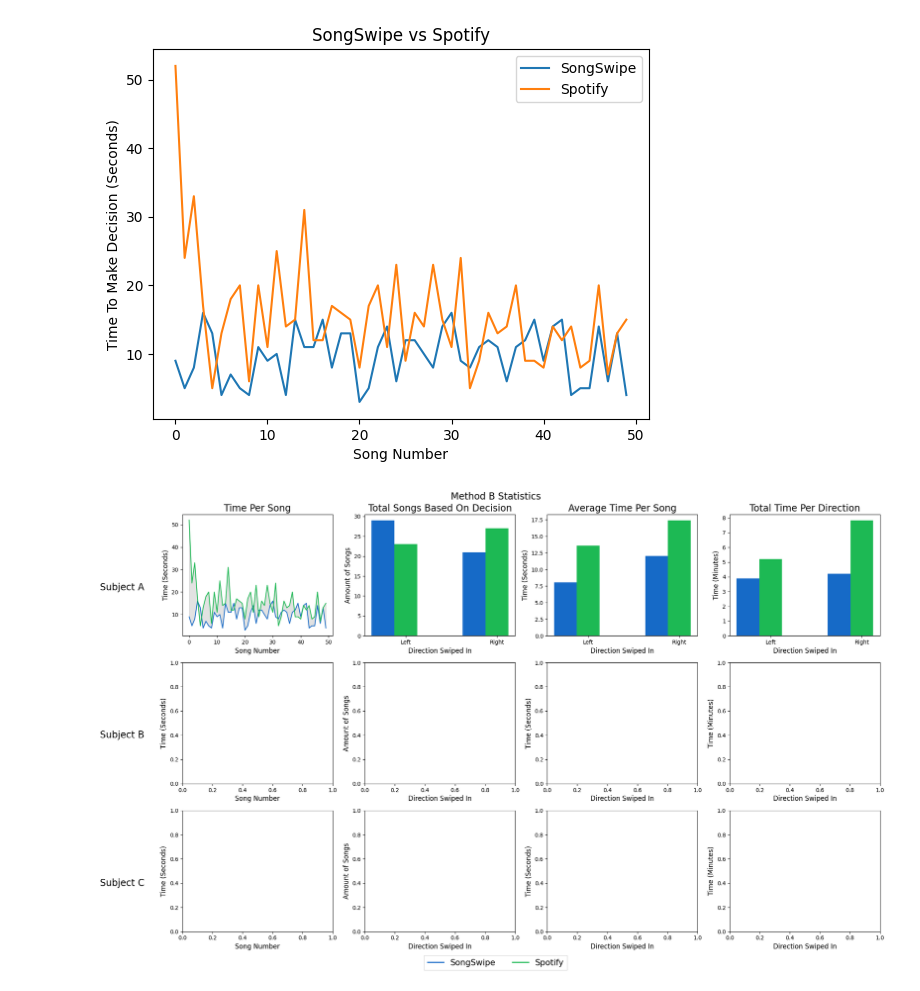
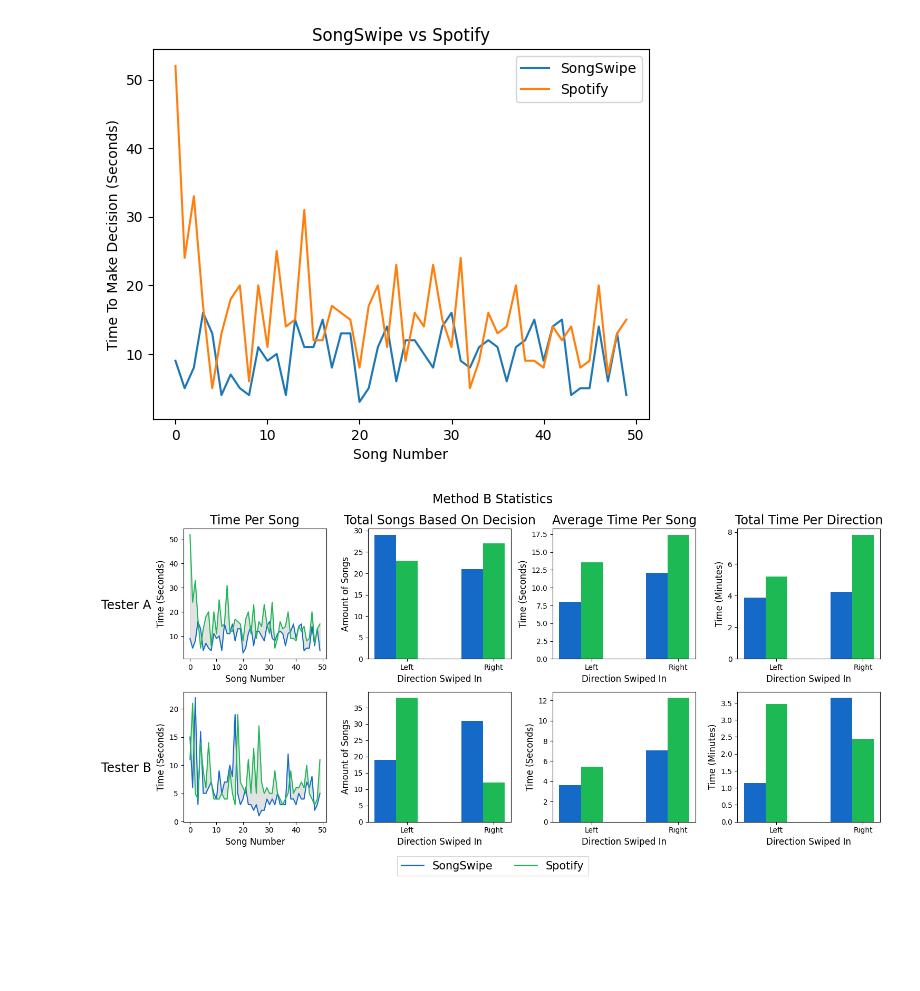
Before and after one commit to ListenToAJ/SongSwipe, a Jupyter notebook: analytics.ipynb, the cells around one changed output. Saved outputs shown, nothing was run; the diff lists cells and outputs as text; code cells hidden in the pictures; blank space fills up the shorter version.

```diff
--- a/analytics.ipynb
+++ b/analytics.ipynb
@@ -2,8 +2,8 @@
 # Load in data
 import pandas as pd
 
-ss_df = pd.read_csv('<INSERT_FILE_PATH_HERE>')
-sp_df = pd.read_csv('<INSERT_FILE_PATH_HERE>')
+ss_df = pd.read_csv('data/subject_b_songswipe.csv')
+sp_df = pd.read_csv('data/subject_b_spotify.csv')
 # %%
 # Print Statistics
 SECS_PER_MIN = 60
@@ -79,13 +79,15 @@ plt.legend()
 # Multiple plot for overall statistics for method B
 from matplotlib import pyplot as plt
 from matplotlib.lines import Line2D
+import pandas as pd
 import numpy as np
 
 # Open Data files & set constants
 dfs = [
     (pd.read_csv('data/subject_a_songswipe.csv'), pd.read_csv('data/subject_a_spotify.csv')),
+    (pd.read_csv('data/subject_b_songswipe.csv'), pd.read_csv('data/subject_b_spotify.csv'))
 ]
-PARTICIPANT_COUNT = 3
+PARTICIPANT_COUNT = 2
 TITLE_FONT_SIZE = 20
 HEADER_FONT_SIZE = 17
 LABEL_FONT_SIZE = 12
@@ -94,7 +96,7 @@ BAR_WIDTH = 0.25
 SONGSWIPE_HEXCODE = "#166ac7"
 SPOTIFY_HEXCODE = "#1db954"
 
-fig, axs = plt.subplots(PARTICIPANT_COUNT, 4, figsize=(20, 12))
+fig, axs = plt.subplots(PARTICIPANT_COUNT, 4, figsize=(15, 7))
 
 # Set titles and headers
 fig.suptitle('Method B Statistics', fontsize=HEADER_FONT_SIZE)
@@ -105,7 +107,7 @@ axs[0][3].set_title('Total Time Per Direction', fontsize=HEADER_FONT_SIZE)
 
 # Annotations for subject
 for i in range(PARTICIPANT_COUNT):
-    axs[i][0].annotate(f"Subject {chr(65 + i)}", xy=(-0.4, 0.35), xytext=(0, 6),
+    axs[i][0].annotate(f"Tester {chr(65 + i)}", xy=(-0.4, 0.35), xytext=(0, 6),
                         xycoords='axes fraction', textcoords='offset points',
                         ha='center', va='baseline', fontsize=HEADER_FONT_SIZE)
 
@@ -163,31 +165,32 @@ for df in dfs:
     axs[i][0].fill_between(np.arange(len(df[0]['time(Sec)'])), df[0]['time(Sec)'], df[1]['time(Sec)'], alpha=0.2, color="#6f7070")
 
     # Plot decision bars
     br1 = np.arange(len(SS_AMOUNT_STATS))
     br2 = [x + BAR_WIDTH for x in br1]
 
     axs[i][1].bar(br1, SS_AMOUNT_STATS, width=BAR_WIDTH, color=SONGSWIPE_HEXCODE)
     axs[i][1].bar(br2, SP_AMOUNT_STATS, width=BAR_WIDTH, color=SPOTIFY_HEXCODE)
     axs[i][1].set_xticks([r + BAR_WIDTH for r in range(len(SS_AMOUNT_STATS))], ['Left', 'Right'])
 
     # Plot total and average bars
     br1 = np.arange(len(SS_AVERAGE_STATS))
     br2 = [x + BAR_WIDTH for x in br1]
 
     axs[i][2].bar(br1, SS_AVERAGE_STATS, width=BAR_WIDTH, color=SONGSWIPE_HEXCODE)
     axs[i][2].bar(br2, SP_AVERAGE_STATS, width=BAR_WIDTH, color=SPOTIFY_HEXCODE)
     axs[i][2].set_xticks([r + BAR_WIDTH for r in range(len(SS_AVERAGE_STATS))], ['Left', 'Right'])
 
     axs[i][3].bar(br1, SS_TOTAL_STATS, width=BAR_WIDTH, color=SONGSWIPE_HEXCODE)
     axs[i][3].bar(br2, SP_TOTAL_STATS, width=BAR_WIDTH, color=SPOTIFY_HEXCODE)
     axs[i][3].set_xticks([r + BAR_WIDTH for r in range(len(SS_TOTAL_STATS))], ['Left', 'Right'])
 
 
     i += 1
 
 lines = [Line2D([0], [0], color=SONGSWIPE_HEXCODE, lw=2), Line2D([0], [0], color=SPOTIFY_HEXCODE, lw=2)]
 fig.legend(handles=lines, labels=['SongSwipe', 'Spotify'], loc='upper center',
            bbox_to_anchor=(0.5, 0.01), fancybox=False, shadow=False, ncol=2, prop={'size': 15})
 plt.tight_layout()
+plt.savefig('figs/method_b_statistics.png')
 # %% [output]
-[figure, old version]
+[figure, new version]
```
Also changed, not shown: parts of 1 cell of this notebook, 3 other files.
